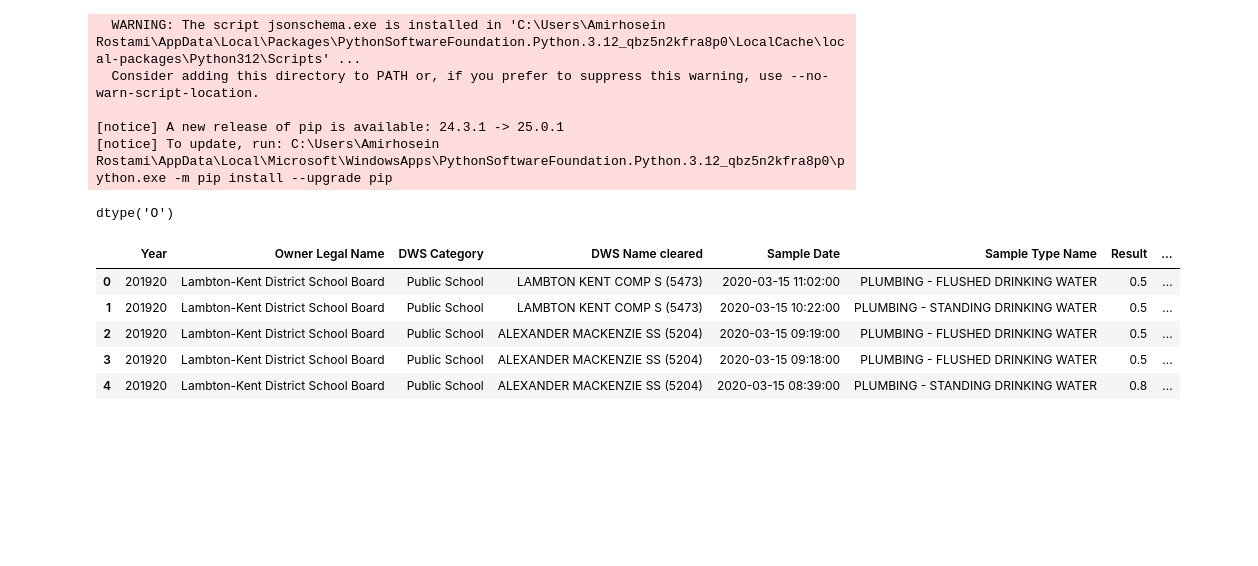
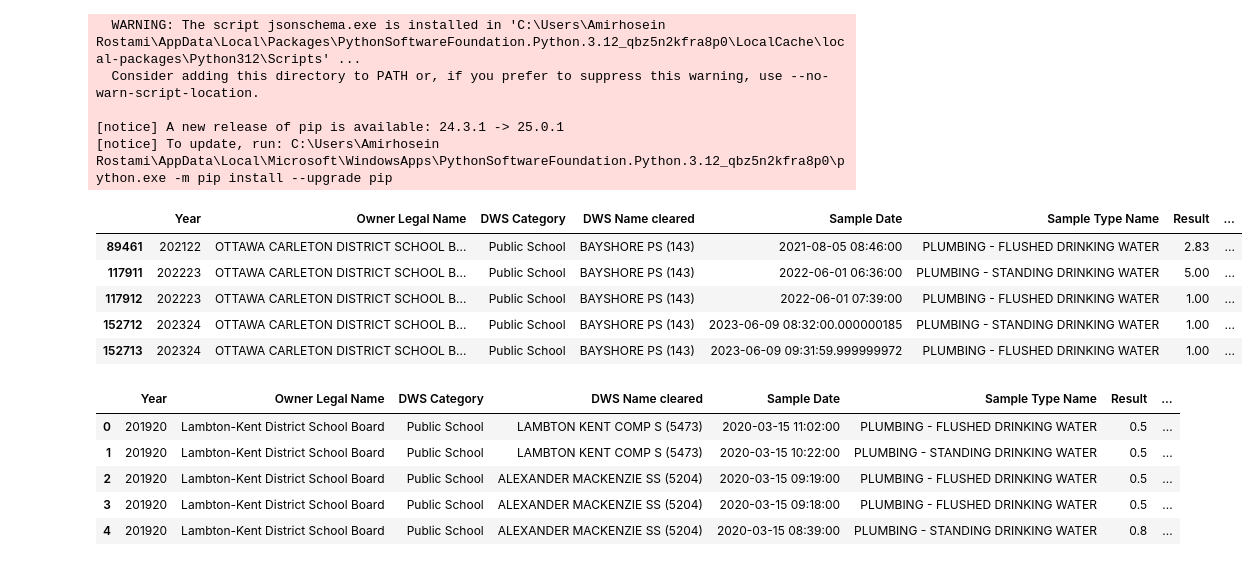
Before and after one commit to HIVE-UofT/Ontario-lead-analysis, a Jupyter notebook: new_year_export.ipynb, the cells around one changed output. Drawn from its saved outputs; the diff is of its cells as text; code cells hidden in the pictures; blank space fills up the shorter version.

```diff
--- a/new_year_export.ipynb
+++ b/new_year_export.ipynb
@@ -52,8 +52,3 @@ def extract(dws_name):
 
 master.insert(loc=4, column="DWS Name cleared", value=master["DWS Name"].apply(lambda x: extract(x)))
 master = master[master.columns.drop("DWS Name")]
-# %%
-master.loc[:, 'Sample Date'] = pd.to_datetime(master['Sample Date'])
-master['Sample Date'].dtype
-# %% [output]
-dtype('O')
@@ -60,3 +72,12 @@ dtype('O')
+# %%
+master[master['DWS Name cleared'] == "BAYSHORE PS (143)"].sort_values(['Sample Date']).tail()
+# %% [output]
+|  | Year | Owner Legal Name | DWS Category | DWS Name cleared | Sample Date | Sample Type Name | Result | ... |
+| 89461 | 202122 | OTTAWA CARLETON DISTRICT SCHOOL B... | Public School | BAYSHORE PS (143) | 2021-08-05 08:46:00 | PLUMBING - FLUSHED DRINKING WATER | 2.83 | ... |
+| 117911 | 202223 | OTTAWA CARLETON DISTRICT SCHOOL B... | Public School | BAYSHORE PS (143) | 2022-06-01 06:36:00 | PLUMBING - STANDING DRINKING WATER | 5.00 | ... |
+| 117912 | 202223 | OTTAWA CARLETON DISTRICT SCHOOL B... | Public School | BAYSHORE PS (143) | 2022-06-01 07:39:00 | PLUMBING - FLUSHED DRINKING WATER | 1.00 | ... |
+| 152712 | 202324 | OTTAWA CARLETON DISTRICT SCHOOL B... | Public School | BAYSHORE PS (143) | 2023-06-09 08:32:00.000000185 | PLUMBING - STANDING DRINKING WATER | 1.00 | ... |
+| 152713 | 202324 | OTTAWA CARLETON DISTRICT SCHOOL B... | Public School | BAYSHORE PS (143) | 2023-06-09 09:31:59.999999972 | PLUMBING - FLUSHED DRINKING WATER | 1.00 | ... |
 # %%
 master.head()
 # %% [output]
```
Also changed, not shown: parts of 4 cells of this notebook.
